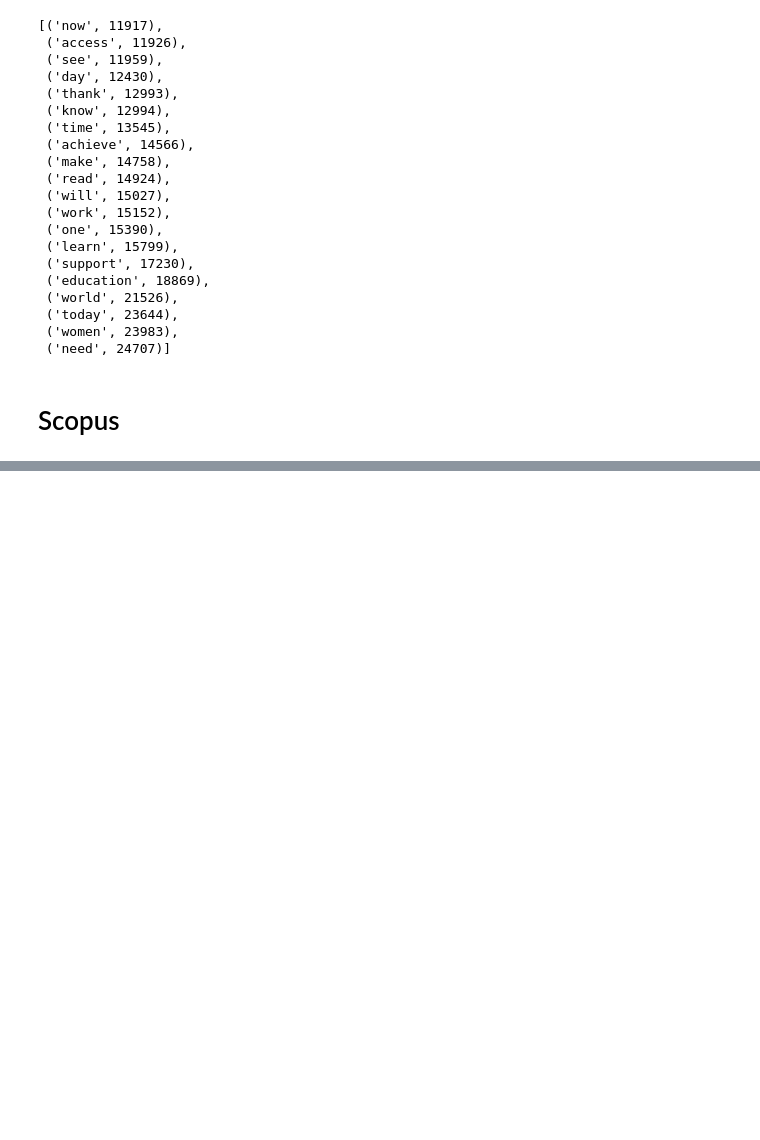
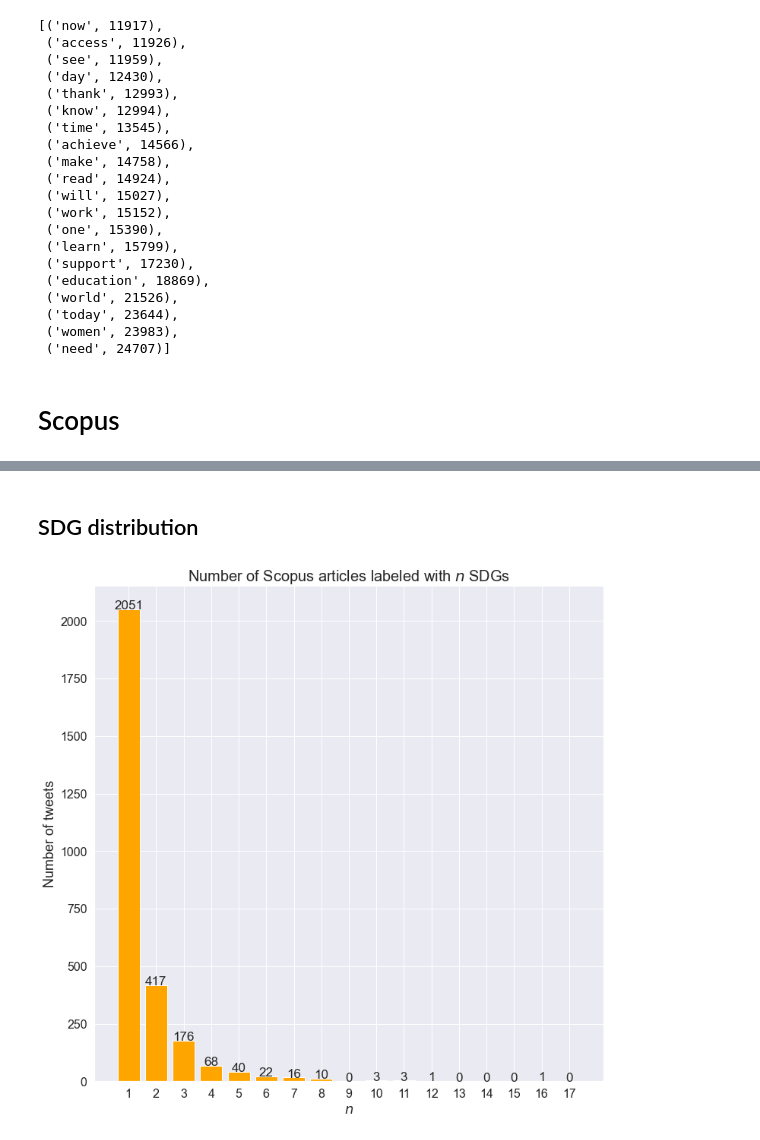
Before and after one commit to Tolsager/SDG_CLF, a Jupyter notebook: EDA/EDA.ipynb, the cells around one changed output, grey strips where cells are left out. Drawn from its saved outputs; the diff is of its cells as text; code cells hidden in the pictures; blank space fills up the shorter version.

```diff
--- a/EDA/EDA.ipynb
+++ b/EDA/EDA.ipynb
@@ -441,0 +338,5 @@ Flesch Reading Ease:     twitter: 40.1445478615557,      scopus: 28.124216478190
+# %%
+dropped_abstracts.append({"Abstract": "[no abstract available]"})
+# %%
+for i in range(len(dropped_abstracts)):
+    dropped_abstracts[i] = preprocess_sample(dropped_abstracts[i], tweet=False)
@@ -441,0 +368,18 @@ Flesch Reading Ease:     twitter: 40.1445478615557,      scopus: 28.124216478190
+# %% [markdown]
+## SDG distribution
+# %%
+fig = plt.figure(figsize=(12,12))
+x = range(1,18)
+y = [len(scopus_df[scopus_df['nclasses'] == i]) for i in x]
+# print(x,y)
+plt.bar(x, y, color='orange')
+for xi, yi in zip(x, y):
+    plt.text(xi,yi,yi,ha='center', fontsize=17)
+plt.title("Number of Scopus articles labeled with $n$ SDGs", fontsize=20)
+plt.xticks(x,x, fontsize=16)
+plt.yticks(fontsize=16)
+plt.xlabel(r"$n$", fontsize=18)
+plt.ylabel("Number of tweets",fontsize=18)
+plt.show()
+# %% [output]
+[figure, added]
```
Also changed, not shown: parts of 50 cells of this notebook.
